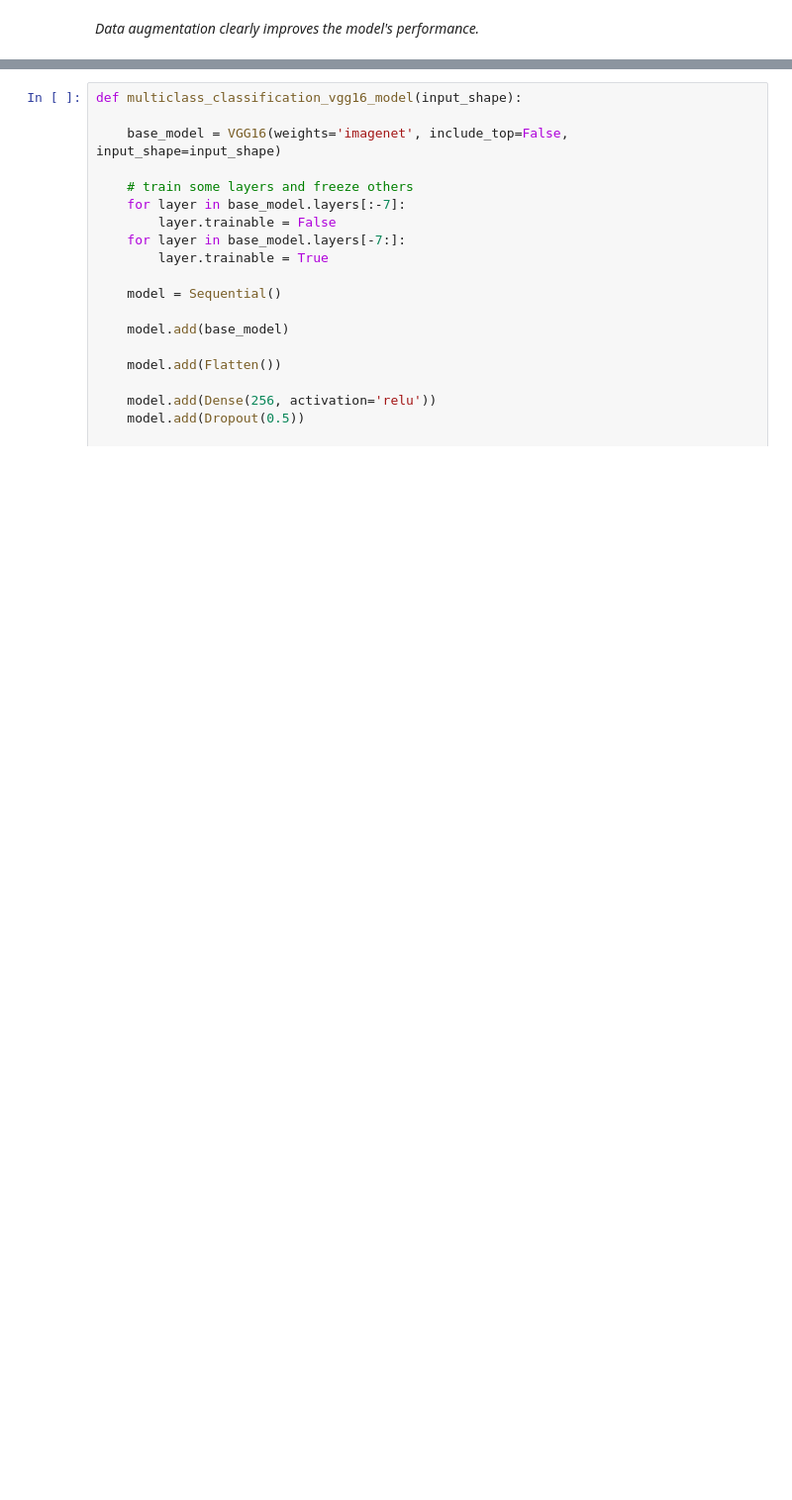
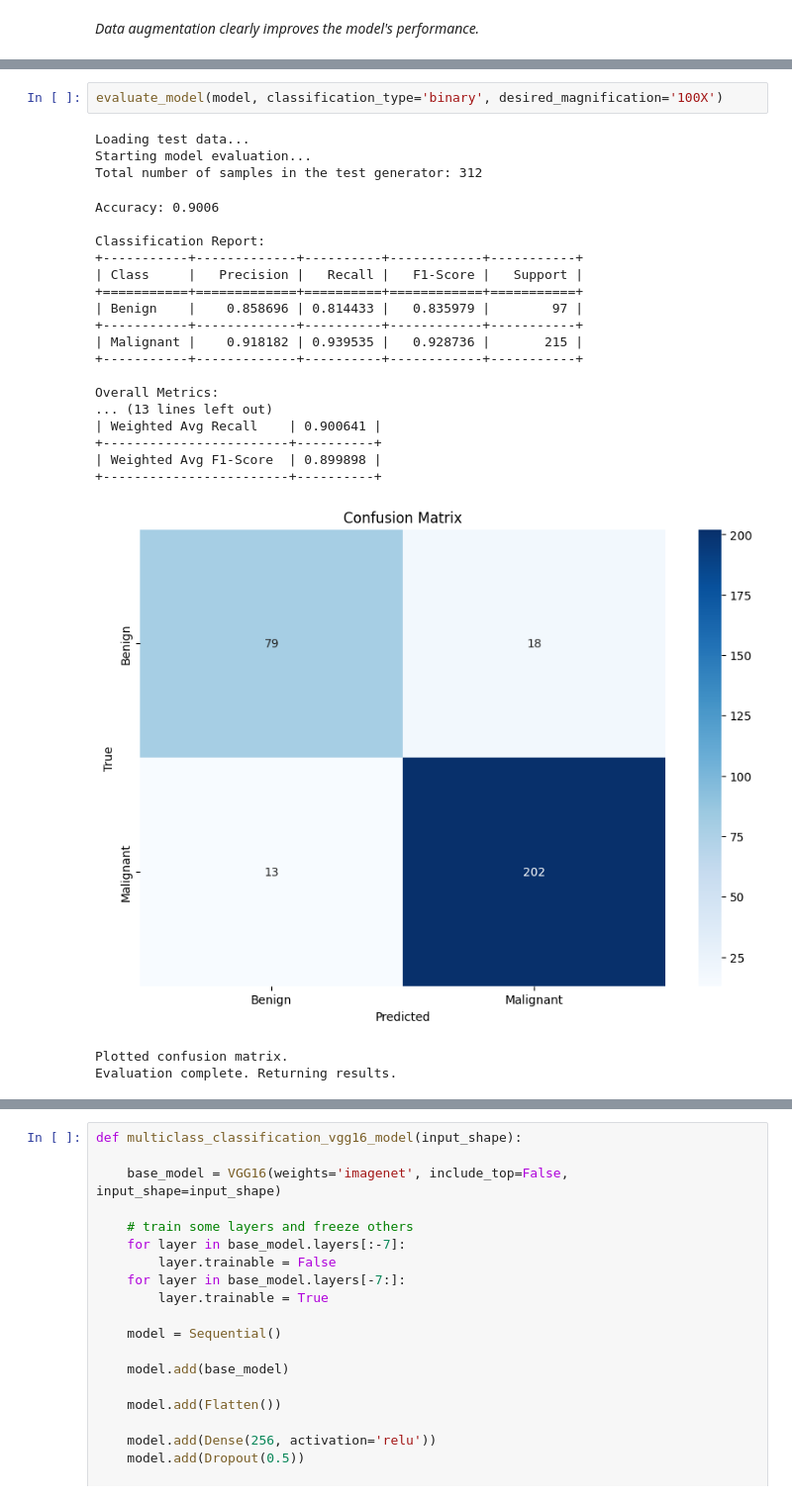
Before and after one commit to master-boda/Deep-Learning, a Jupyter notebook: notebooks/model_tuning.ipynb, the cells around one changed output, grey strips where cells are left out. Shown at 99% size. Drawn from its saved outputs; the diff is of its cells as text; blank space fills up the shorter version.

```diff
--- a/notebooks/model_tuning.ipynb
+++ b/notebooks/model_tuning.ipynb
@@ -132,0 +163,26 @@ Test accuracy:  0.8576159
+# %%
+evaluate_model(model, classification_type='binary', desired_magnification='100X')
+# %% [output]
+Loading test data...
+Starting model evaluation...
+Total number of samples in the test generator: 312
+Accuracy: 0.9006
+
+Classification Report:
++-----------+-------------+----------+------------+-----------+
+| Class     |   Precision |   Recall |   F1-Score |   Support |
++===========+=============+==========+============+===========+
+| Benign    |    0.858696 | 0.814433 |   0.835979 |        97 |
++-----------+-------------+----------+------------+-----------+
+| Malignant |    0.918182 | 0.939535 |   0.928736 |       215 |
++-----------+-------------+----------+------------+-----------+
+
+Overall Metrics:
+... (13 lines left out)
+| Weighted Avg Recall    | 0.900641 |
++------------------------+----------+
+| Weighted Avg F1-Score  | 0.899898 |
++------------------------+----------+
+[figure, added]
+Plotted confusion matrix.
+Evaluation complete. Returning results.
```
Also changed, not shown: parts of 17 cells of this notebook, 3 other files.
